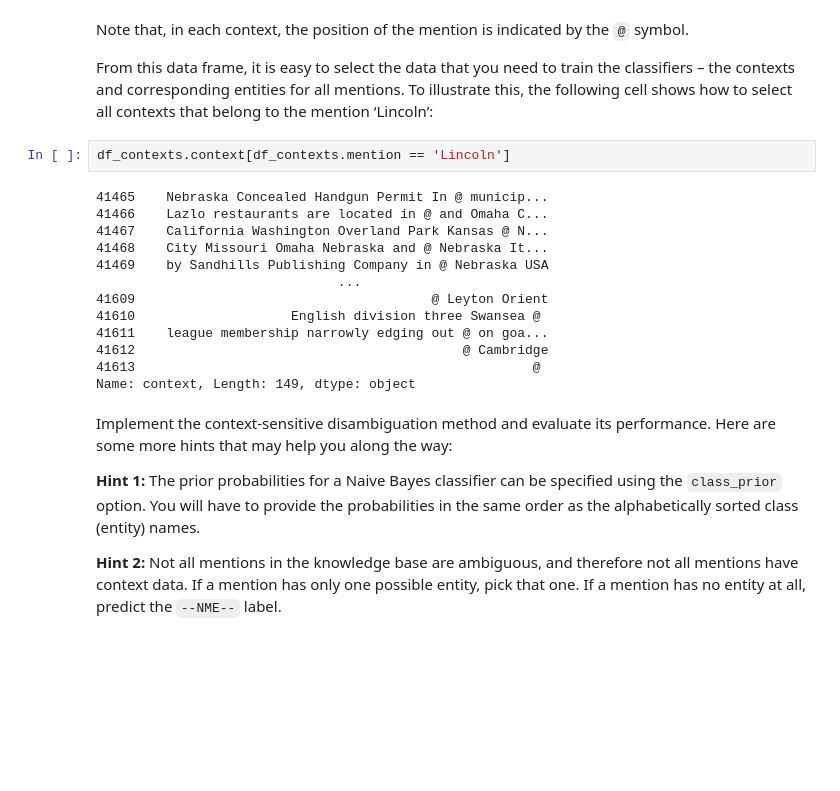
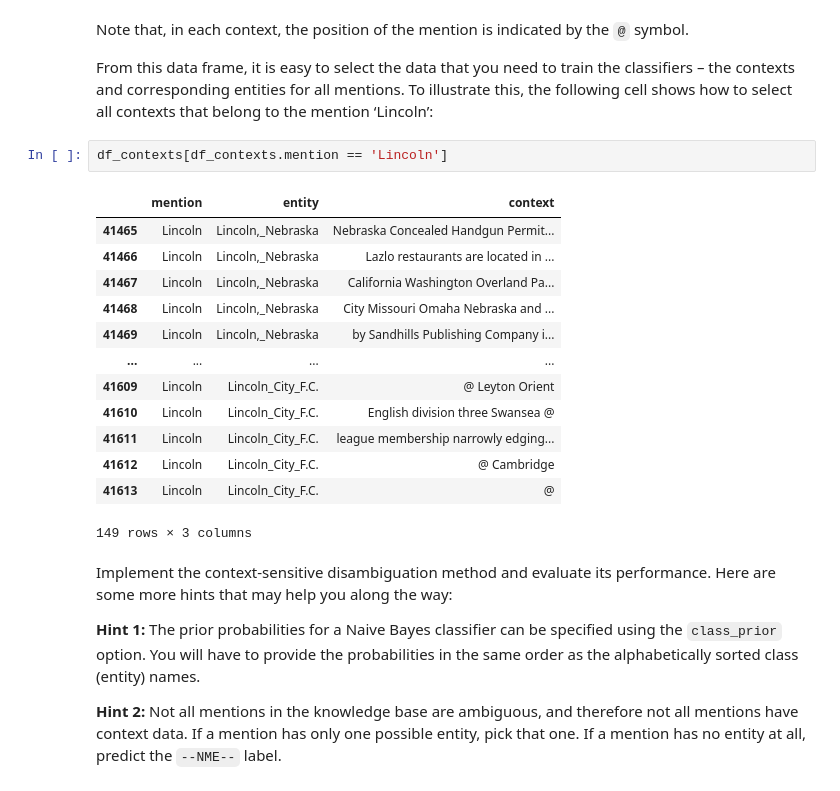
Before and after one commit to StianPedersen/TDDE16_Text_Mining, a Jupyter notebook: l5/TM-L5.ipynb, the cells around one changed output. Cells and saved outputs as stored; diff of their text form; blank space fills up the shorter version.

```diff
--- a/l5/TM-L5.ipynb
+++ b/l5/TM-L5.ipynb
@@ -397,20 +395,21 @@ Note that, in each context, the position of the mention is indicated by the `@`
 
 From this data frame, it is easy to select the data that you need to train the classifiers – the contexts and corresponding entities for all mentions. To illustrate this, the following cell shows how to select all contexts that belong to the mention &lsquo;Lincoln&rsquo;:
 # %%
-df_contexts.context[df_contexts.mention == 'Lincoln']
+df_contexts[df_contexts.mention == 'Lincoln']
 # %% [output]
+|  | mention | entity | context |
+| 41465 | Lincoln | Lincoln,_Nebraska | Nebraska Concealed Handgun Permit... |
+| 41466 | Lincoln | Lincoln,_Nebraska | Lazlo restaurants are located in ... |
+| 41467 | Lincoln | Lincoln,_Nebraska | California Washington Overland Pa... |
+| 41468 | Lincoln | Lincoln,_Nebraska | City Missouri Omaha Nebraska and ... |
+| 41469 | Lincoln | Lincoln,_Nebraska | by Sandhills Publishing Company i... |
+| ... | ... | ... | ... |
+| 41609 | Lincoln | Lincoln_City_F.C. | @ Leyton Orient |
+| 41610 | Lincoln | Lincoln_City_F.C. | English division three Swansea @ |
+| 41611 | Lincoln | Lincoln_City_F.C. | league membership narrowly edging... |
+| 41612 | Lincoln | Lincoln_City_F.C. | @ Cambridge |
+| 41613 | Lincoln | Lincoln_City_F.C. | @ |
-41465    Nebraska Concealed Handgun Permit In @ municip...
-41466    Lazlo restaurants are located in @ and Omaha C...
-41467    California Washington Overland Park Kansas @ N...
-41468    City Missouri Omaha Nebraska and @ Nebraska It...
-41469    by Sandhills Publishing Company in @ Nebraska USA
-                               ...
-41609                                      @ Leyton Orient
-41610                    English division three Swansea @
-41611    league membership narrowly edging out @ on goa...
-41612                                          @ Cambridge
-41613                                                   @
-Name: context, Length: 149, dtype: object
+149 rows × 3 columns
 # %% [markdown]
 Implement the context-sensitive disambiguation method and evaluate its performance. Here are some more hints that may help you along the way:
 
```
Also changed, not shown: parts of 8 cells of this notebook.
